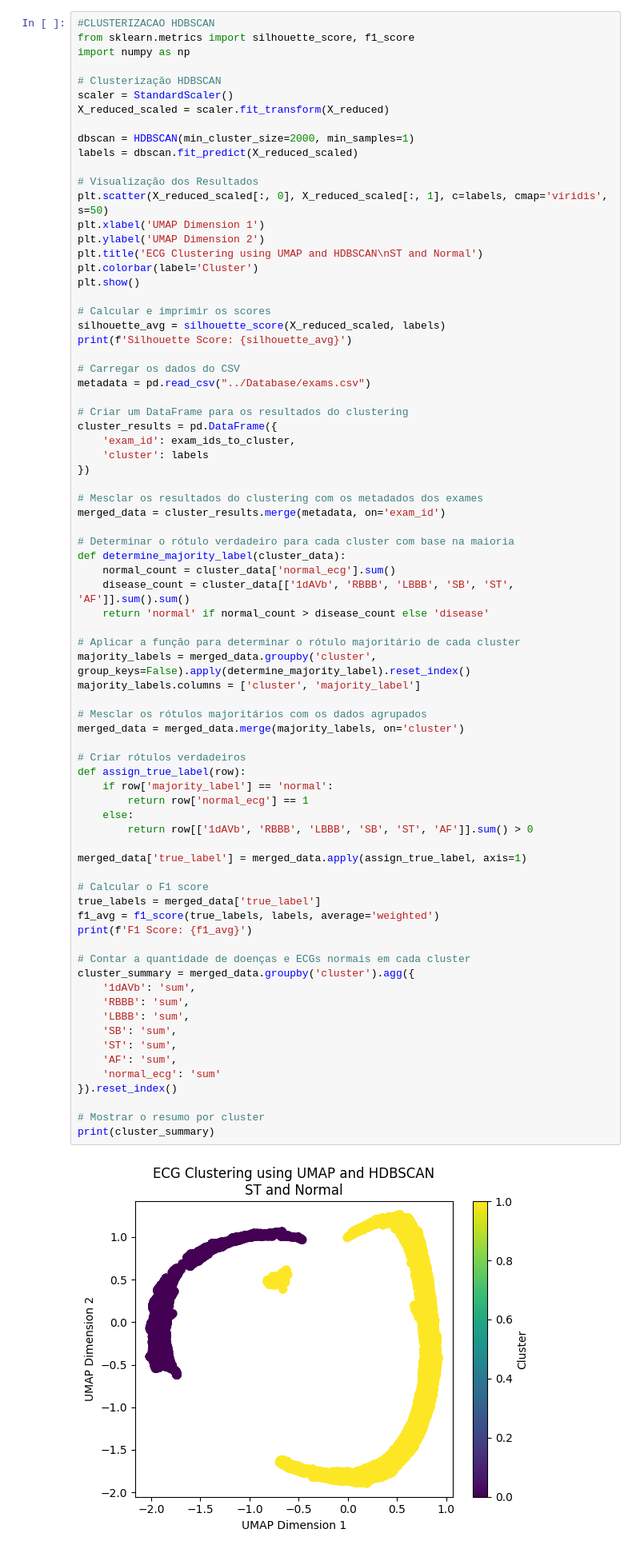
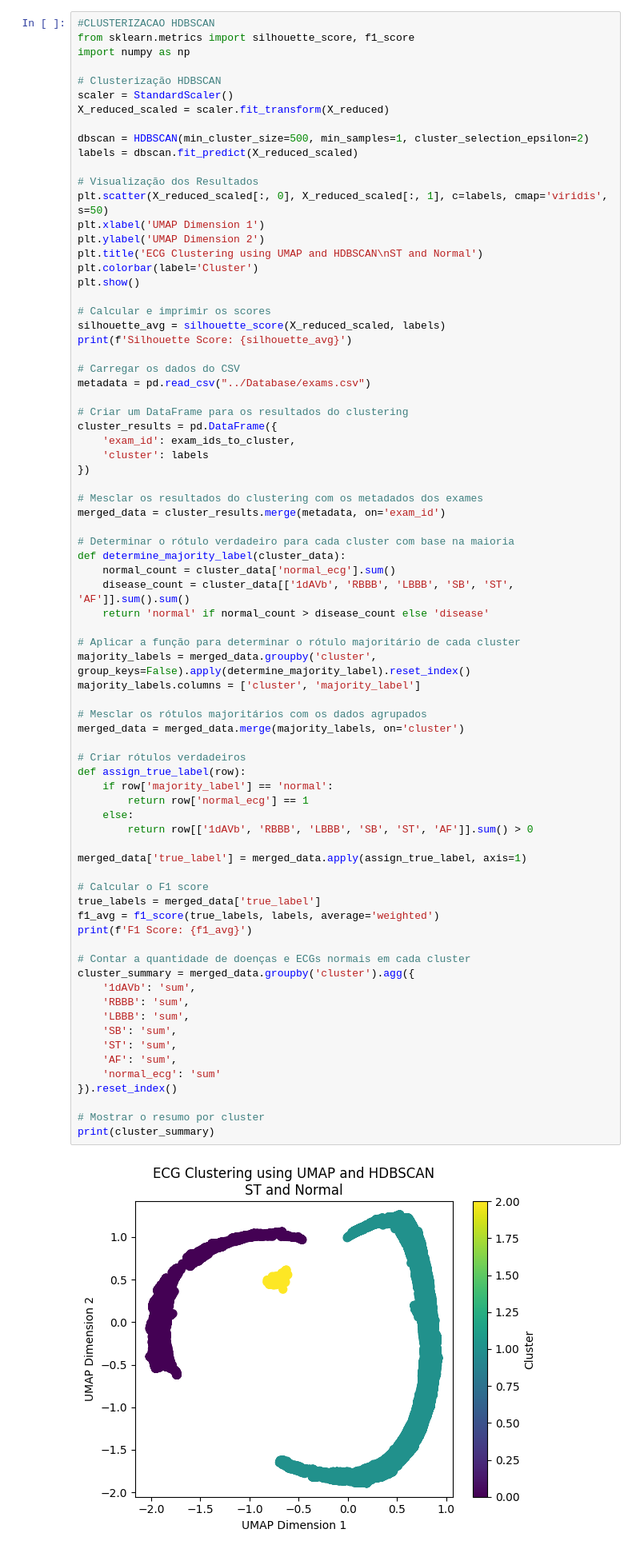
Before and after one commit to pedrobacelar28/Clustering-Paper, a Jupyter notebook: Projeto/Algoritmos_0-17/ST.ipynb, the cells around one changed output. Shown at 80% size. Cells and saved outputs as stored; diff of their text form.

```diff
--- a/Projeto/Algoritmos_0-17/ST.ipynb
+++ b/Projeto/Algoritmos_0-17/ST.ipynb
@@ -196,7 +196,7 @@ import numpy as np
 scaler = StandardScaler()
 X_reduced_scaled = scaler.fit_transform(X_reduced)
 
-dbscan = HDBSCAN(min_cluster_size=2000, min_samples=1)
+dbscan = HDBSCAN(min_cluster_size=500, min_samples=1, cluster_selection_epsilon=2)
 labels = dbscan.fit_predict(X_reduced_scaled)
 
 # Visualização dos Resultados
@@ -237,31 +237,31 @@ majority_labels.columns = ['cluster', 'majority_label']
 merged_data = merged_data.merge(majority_labels, on='cluster')
 
 # Criar rótulos verdadeiros
 def assign_true_label(row):
     if row['majority_label'] == 'normal':
         return row['normal_ecg'] == 1
     else:
         return row[['1dAVb', 'RBBB', 'LBBB', 'SB', 'ST', 'AF']].sum() > 0
 
 merged_data['true_label'] = merged_data.apply(assign_true_label, axis=1)
 
 # Calcular o F1 score
 true_labels = merged_data['true_label']
 f1_avg = f1_score(true_labels, labels, average='weighted')
 print(f'F1 Score: {f1_avg}')
 
 # Contar a quantidade de doenças e ECGs normais em cada cluster
 cluster_summary = merged_data.groupby('cluster').agg({
     '1dAVb': 'sum',
     'RBBB': 'sum',
     'LBBB': 'sum',
     'SB': 'sum',
     'ST': 'sum',
     'AF': 'sum',
     'normal_ecg': 'sum'
 }).reset_index()
 
 # Mostrar o resumo por cluster
 print(cluster_summary)
 # %% [output]
-[figure, old version]
+[figure, new version]
```
Also changed, not shown: parts of 2 cells of this notebook, 3 other files.
